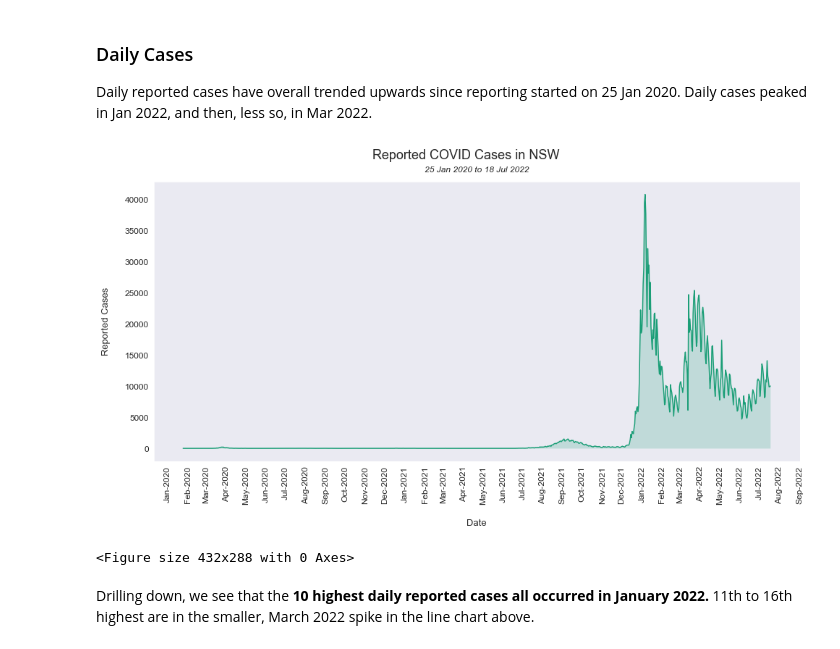
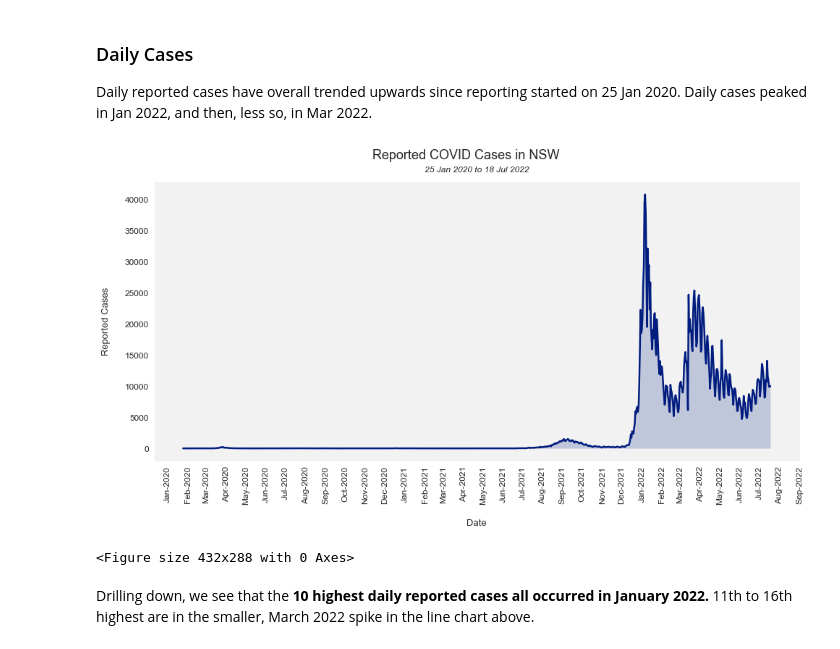
Before and after one commit to henrylin03/covid-nsw, a Jupyter notebook: covid-nsw.ipynb, the cells around one changed output. Drawn from its saved outputs; the diff is of its cells as text; code cells hidden in the pictures.

```diff
--- a/covid-nsw.ipynb
+++ b/covid-nsw.ipynb
@@ -71,52 +71,54 @@ import matplotlib.dates as md
 import seaborn as sns
 
 # querying
-daily_cases = pd.read_sql_query(
-    """
+daily_cases =\
+    pd.read_sql_query("""
         SELECT DATE(notification_date) AS 'date',
             SUM(confirmed_cases_count) AS 'reported_cases'
         FROM covid
         GROUP BY 1
-    """,
-    engine,
-)
+    """, engine)
 
 # transforming and extracting from DataFrame for visualisation
 daily_cases["date"] = pd.to_datetime(daily_cases["date"], format="%Y-%m-%d")
 start_date = daily_cases.date.min().strftime("%d %b %Y")
 end_date = daily_cases.date.max().strftime("%d %b %Y")
 
 # plotting visualisation
-sns.set_style("dark")
-sns.set_palette("Dark2")
+sns.set_style("dark", {"axes.facecolor": "0.95"})
+sns.set_palette("dark")
 
 fig, ax = plt.subplots(figsize=(16, 7))
-sns.lineplot(x="date", y="reported_cases", data=daily_cases, ax=ax)
+sns.lineplot(x="date",
+             y="reported_cases",
+             data=daily_cases,
+             ax=ax,
+             linewidth=2.5)
 plt.fill_between(x=daily_cases["date"],
                  y1=daily_cases["reported_cases"],
                  alpha=0.2)
 
 # setting x-axis ticks
 ax.xaxis.set_major_locator(md.MonthLocator(bymonthday=1))
 ax.xaxis.set_major_formatter(md.DateFormatter("%b-%Y"))
 plt.setp(ax.xaxis.get_majorticklabels(), rotation=90)
 ax.tick_params(axis="both", labelsize=12)
 
 # modifying line-chart parameters
 ax.figure.suptitle("Reported COVID Cases in NSW", fontsize=18)
 ax.set_title(f"{start_date} to {end_date}", y=1.02, style="italic")
 ax.set_xlabel("Date", fontsize=13, labelpad=20)
 ax.set_ylabel("Reported Cases", fontsize=13, labelpad=20)
 
 fig.subplots_adjust(top=0.89)
 
 plt.show()
 plt.clf()
 
 
 ### COULD LABEL THIS WITH ANNOTATIONS OF THE ALL OF THE WAVES!
 # %% [output]
-[figure, old version]
+[figure, new version]
 <Figure size 432x288 with 0 Axes>
 # %% [markdown]
 Drilling down, we see that the **10 highest daily reported cases all occurred in January 2022.** 11th to 16th highest are in the smaller, March 2022 spike in the line chart above.
```
Also changed, not shown: parts of 2 cells of this notebook.
